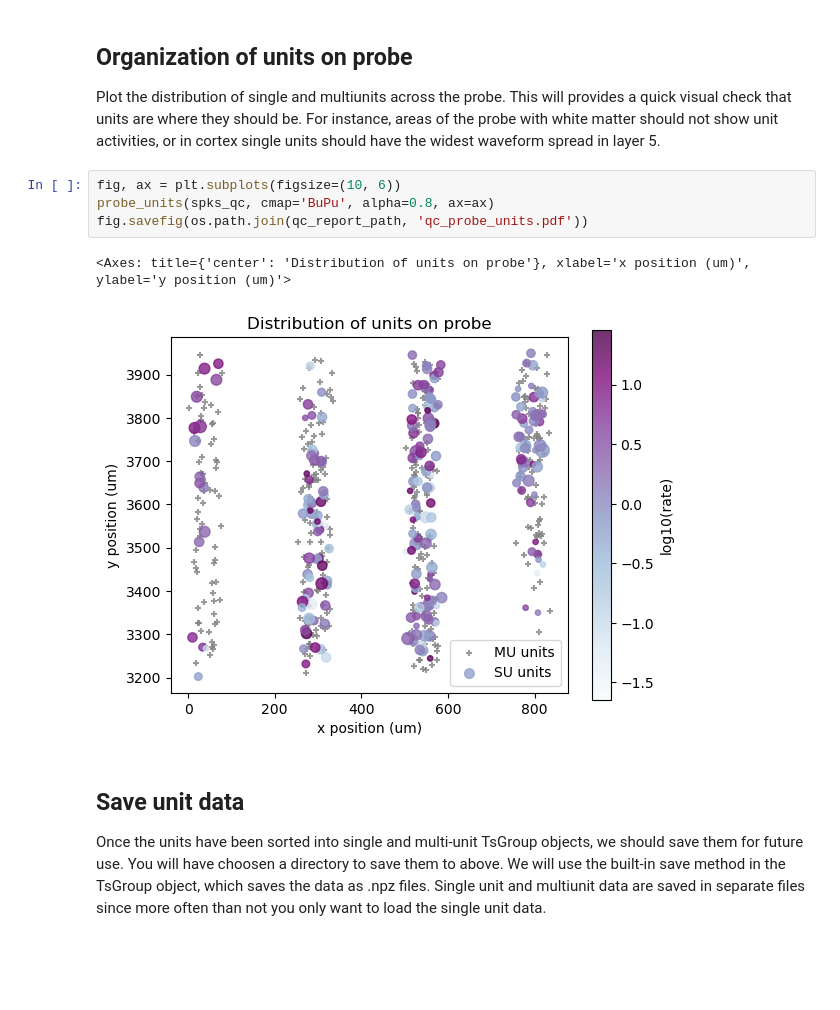
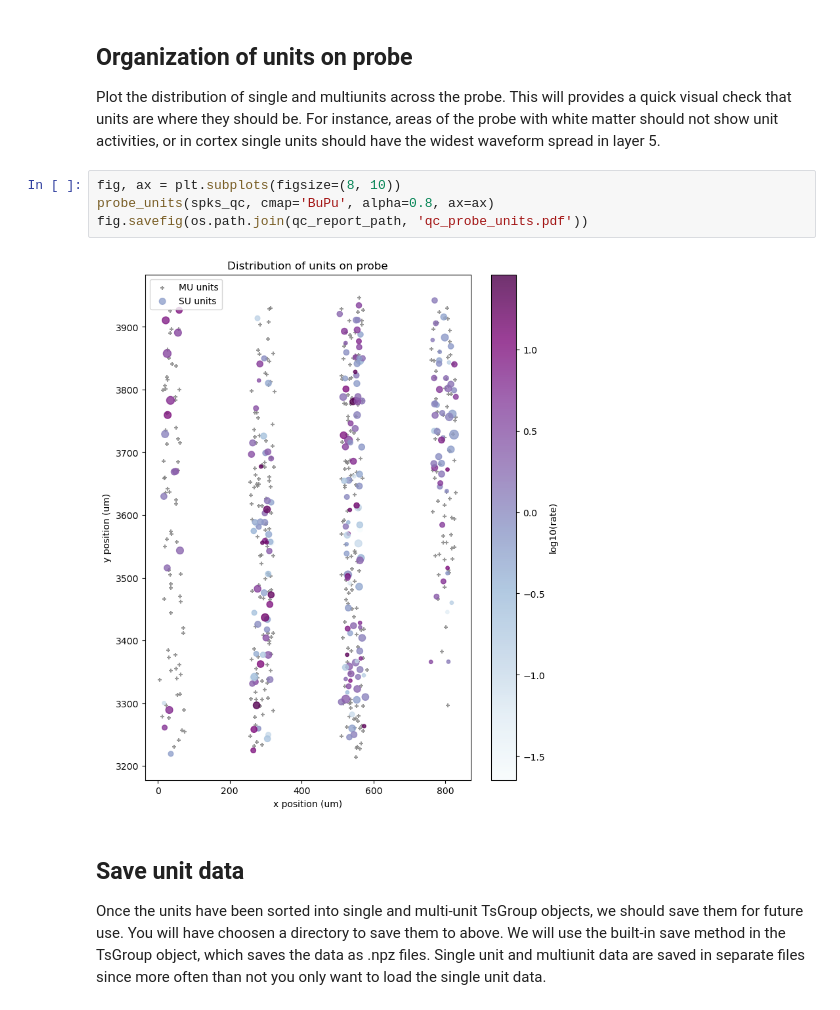
Before and after one commit to dbheadley/mimo_pack, a Jupyter notebook: templates/LoadPhySpikes.ipynb, the cells around one changed output. Saved outputs shown, nothing was run; the diff lists cells and outputs as text; blank space fills up the shorter version.

Commit message:
save qc reports for whole probe

```diff
--- a/templates/LoadPhySpikes.ipynb
+++ b/templates/LoadPhySpikes.ipynb
@@ -106,12 +105,11 @@ spks_qc.set_info(**{'class': class_new})
 ## Organization of units on probe
 Plot the distribution of single and multiunits across the probe. This will provides a quick visual check that units are where they should be. For instance, areas of the probe with white matter should not show unit activities, or in cortex single units should have the widest waveform spread in layer 5.
 # %%
-fig, ax = plt.subplots(figsize=(10, 6))
+fig, ax = plt.subplots(figsize=(8, 10))
 probe_units(spks_qc, cmap='BuPu', alpha=0.8, ax=ax)
 fig.savefig(os.path.join(qc_report_path, 'qc_probe_units.pdf'))
 # %% [output]
-<Axes: title={'center': 'Distribution of units on probe'}, xlabel='x position (um)', ylabel='y position (um)'>
-[figure, old version]
+[figure, new version]
 # %% [markdown]
 ## Save unit data
 Once the units have been sorted into single and multi-unit TsGroup objects, we should save them for future use. You will have choosen a directory to save them to above. We will use the built-in save method in the TsGroup object, which saves the data as .npz files. Single unit and multiunit data are saved in separate files since more often than not you only want to load the single unit data.
```
Also changed, not shown: parts of 1 cell of this notebook.
